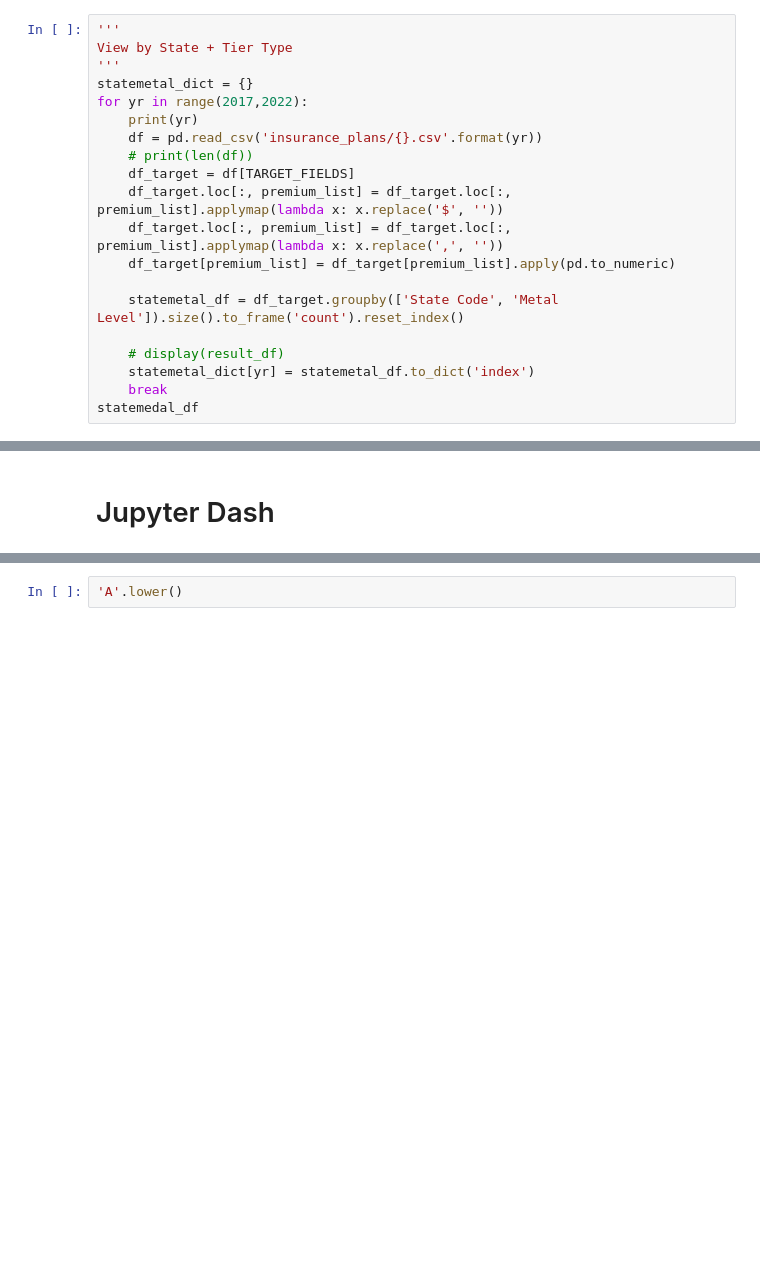
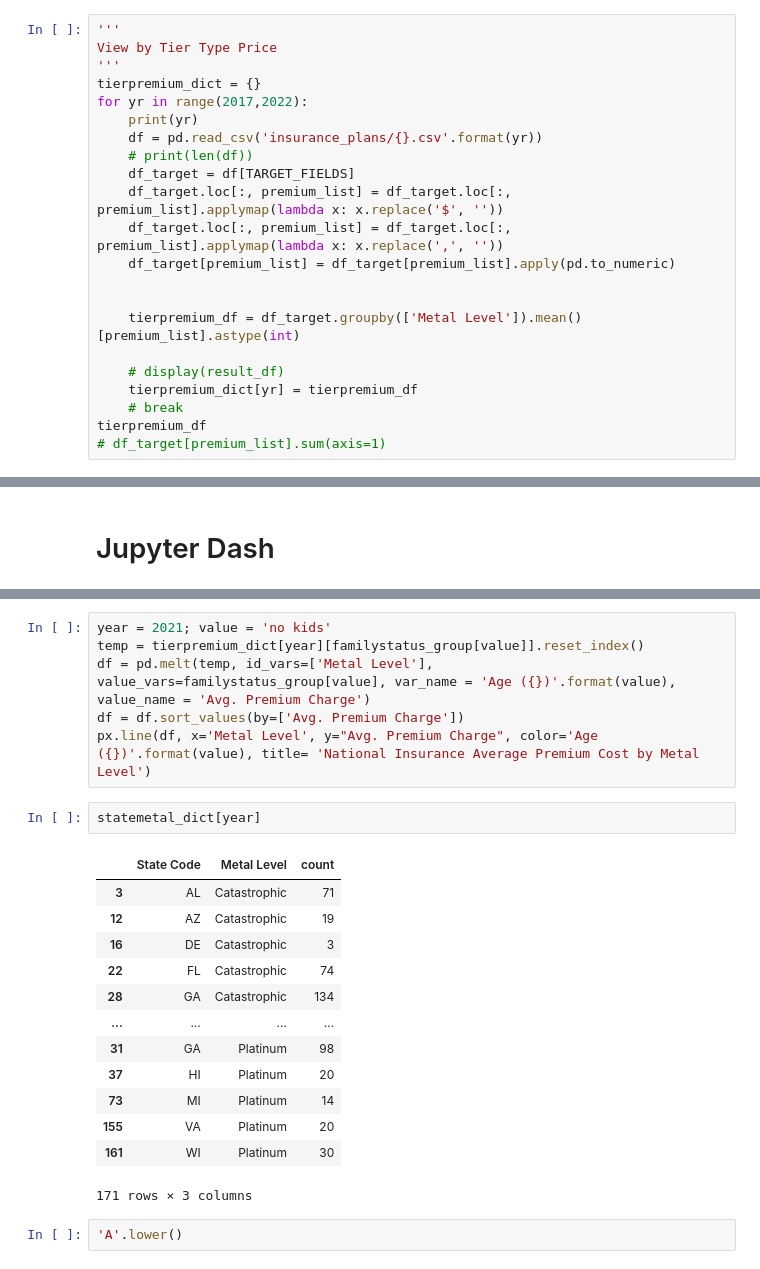
Before and after one commit to duyhho/Dynahealth-Backend, a Jupyter notebook: COVID-Visualization.ipynb, the cells around one changed output, grey strips where cells are left out. Cells and saved outputs as stored; diff of their text form; blank space fills up the shorter version.

```diff
--- a/COVID-Visualization.ipynb
+++ b/COVID-Visualization.ipynb
@@ -218,8 +290,8 @@ pd.pivot_table(df_target, index=['State Code'], columns=["Metal Level"], values=
 # %%
 '''
-View by State + Tier Type
+View by Tier Type Price
 '''
-statemetal_dict = {}
+tierpremium_dict = {}
 for yr in range(2017,2022):
     print(yr)
     df = pd.read_csv('insurance_plans/{}.csv'.format(yr))
@@ -229,12 +301,14 @@ for yr in range(2017,2022):
     df_target.loc[:, premium_list] = df_target.loc[:, premium_list].applymap(lambda x: x.replace(',', ''))
     df_target[premium_list] = df_target[premium_list].apply(pd.to_numeric)
 
-    statemetal_df = df_target.groupby(['State Code', 'Metal Level']).size().to_frame('count').reset_index()
+
+    tierpremium_df = df_target.groupby(['Metal Level']).mean()[premium_list].astype(int)
 
     # display(result_df)
-    statemetal_dict[yr] = statemetal_df.to_dict('index')
-    break
-statemedal_df
+    tierpremium_dict[yr] = tierpremium_df
+    # break
+tierpremium_df
+# df_target[premium_list].sum(axis=1)
 # %% [output]
 2017
 
@@ -395,3 +549,25 @@ def tier_color_map(tier_list):
+# %%
+year = 2021; value = 'no kids'
+temp = tierpremium_dict[year][familystatus_group[value]].reset_index()
+df = pd.melt(temp, id_vars=['Metal Level'], value_vars=familystatus_group[value], var_name = 'Age ({})'.format(value), value_name = 'Avg. Premium Charge')
+df = df.sort_values(by=['Avg. Premium Charge'])
+px.line(df, x='Metal Level', y="Avg. Premium Charge", color='Age ({})'.format(value), title= 'National Insurance Average Premium Cost by Metal Level')
+# %%
+statemetal_dict[year]
+# %% [output]
+|  | State Code | Metal Level | count |
+| 3 | AL | Catastrophic | 71 |
+| 12 | AZ | Catastrophic | 19 |
+| 16 | DE | Catastrophic | 3 |
+| 22 | FL | Catastrophic | 74 |
+| 28 | GA | Catastrophic | 134 |
+| ... | ... | ... | ... |
+| 31 | GA | Platinum | 98 |
+| 37 | HI | Platinum | 20 |
+| 73 | MI | Platinum | 14 |
+| 155 | VA | Platinum | 20 |
+| 161 | WI | Platinum | 30 |
+171 rows × 3 columns
 # %%
 'A'.lower()
 # %% [output]
```
Also changed, not shown: parts of 17 cells of this notebook.
